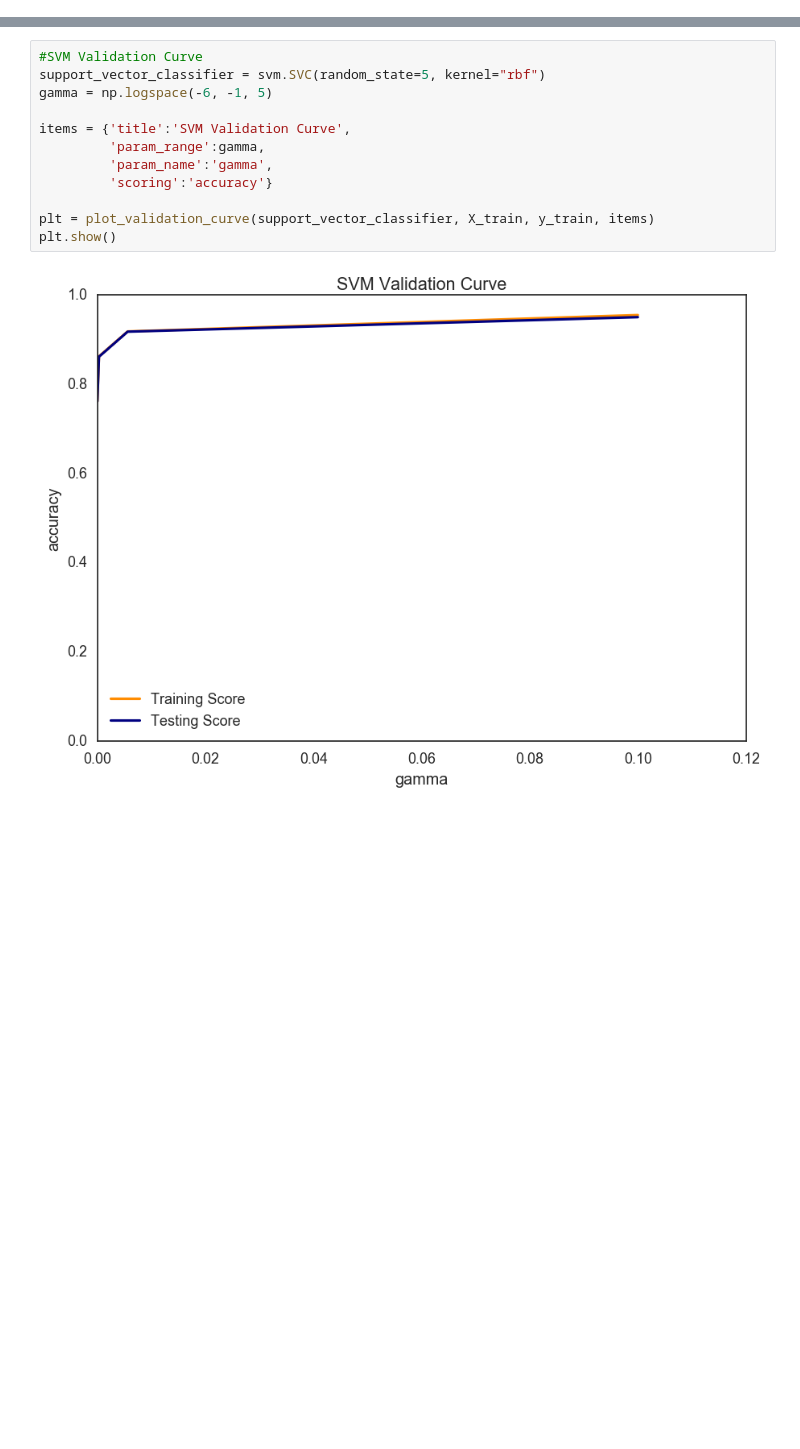
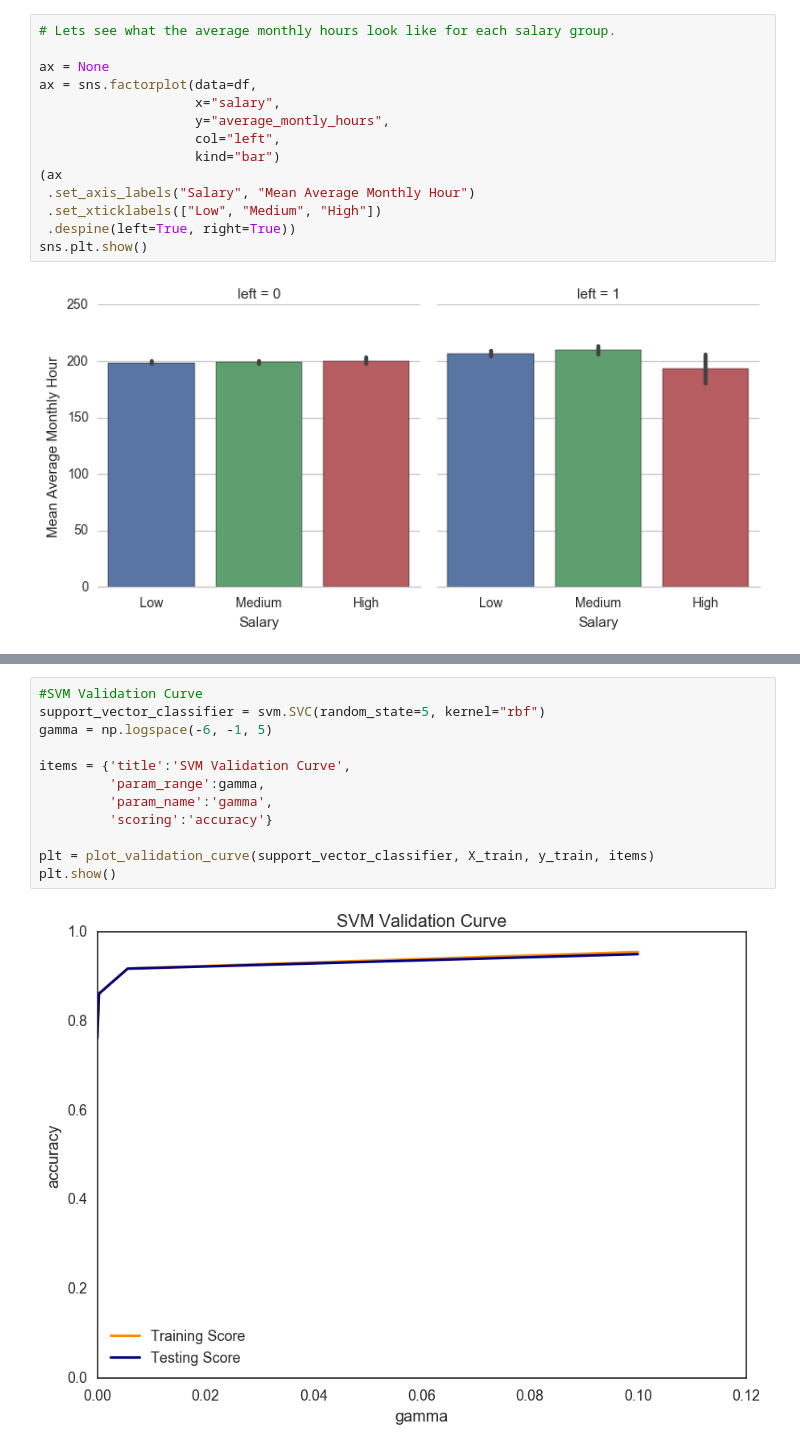
Before and after one commit to inncretech/datascience, a Jupyter notebook: kaggle/hr/notebooks/kaggle_hr.ipynb, the cells around one changed output, grey strips where cells are left out. Drawn from its saved outputs; the diff is of its cells as text; blank space fills up the shorter version.

```diff
--- a/kaggle/kaggle_hr/kaggle_hr.ipynb
+++ b/kaggle/hr/notebooks/kaggle_hr.ipynb
@@ -112,0 +181,16 @@ def plot_learning_curve(model, X, y, items):
+# %%
+# Lets see what the average monthly hours look like for each salary group.
+
+ax = None
+ax = sns.factorplot(data=df,
+                    x="salary",
+                    y="average_montly_hours",
+                    col="left",
+                    kind="bar")
+(ax
+ .set_axis_labels("Salary", "Mean Average Monthly Hour")
+ .set_xticklabels(["Low", "Medium", "High"])
+ .despine(left=True, right=True))
+sns.plt.show()
+# %% [output]
+[figure, added]
```
Also changed, not shown: parts of 29 cells of this notebook, 5 other files.
